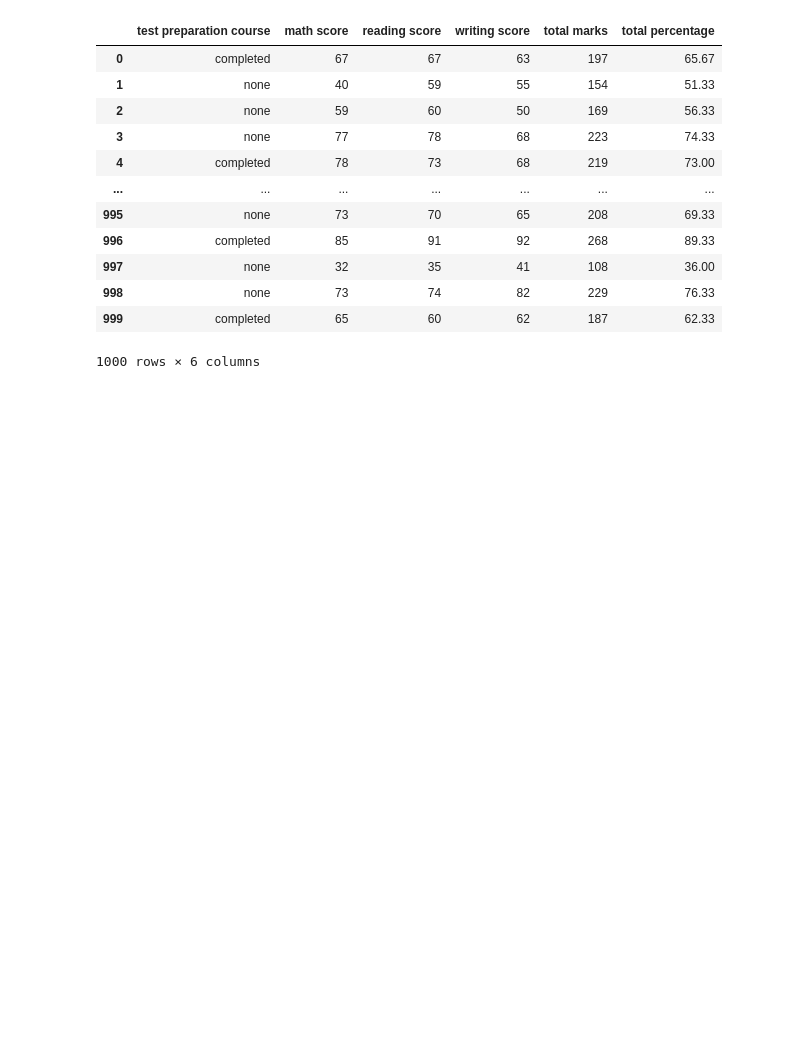
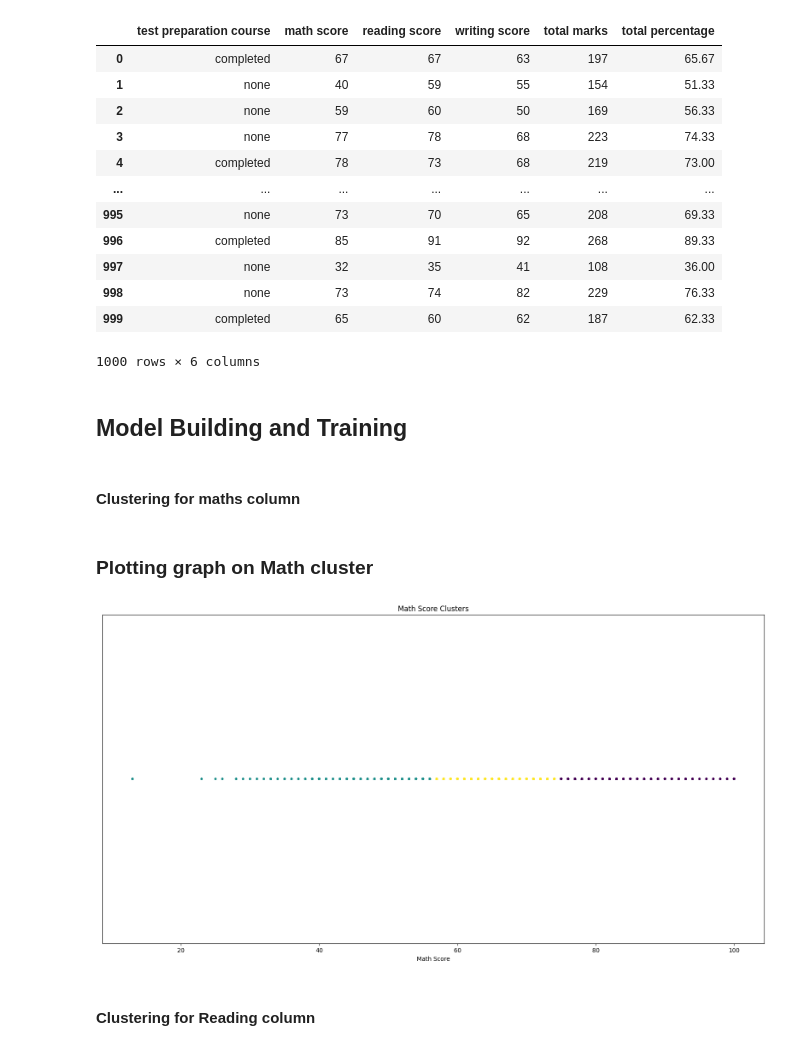
Before and after one commit to varun20004/Skill-and-Learning-Recommendation-System, a Jupyter notebook: skill assessment ml data preprocessing.ipynb, the cells around one changed output. Drawn from its saved outputs; the diff is of its cells as text; code cells hidden in the pictures; blank space fills up the shorter version.

Commit message:
K means clustering added!!

```diff
--- a/skill assessment ml data preprocessing.ipynb
+++ b/skill assessment ml data preprocessing.ipynb
@@ -179,3 +179,5 @@ df3
 | 998 | none | 73 | 74 | 82 | 229 | 76.33 |
 | 999 | completed | 65 | 60 | 62 | 187 | 62.33 |
 1000 rows × 6 columns
+# %% [markdown]
+## Model Building and Training
@@ -181,0 +186,17 @@ df3
+# %% [markdown]
+#### Clustering for maths column
+# %%
+kmeans_math = KMeans(n_clusters=3,random_state=0)
+df3['math_cluster'] = kmeans_math.fit_predict(df3[['math score']])
+# %% [markdown]
+### Plotting graph on Math cluster
+# %%
+plt.scatter(df3['math score'], [0] * len(df3), c=df3['math_cluster'], cmap='viridis', marker='.')
+plt.xlabel('Math Score')
+plt.title('Math Score Clusters')
+plt.yticks([])
+plt.show()
+# %% [output]
+[figure, added]
+# %% [markdown]
+#### Clustering for Reading column
```
Also changed, not shown: parts of 13 cells of this notebook.
